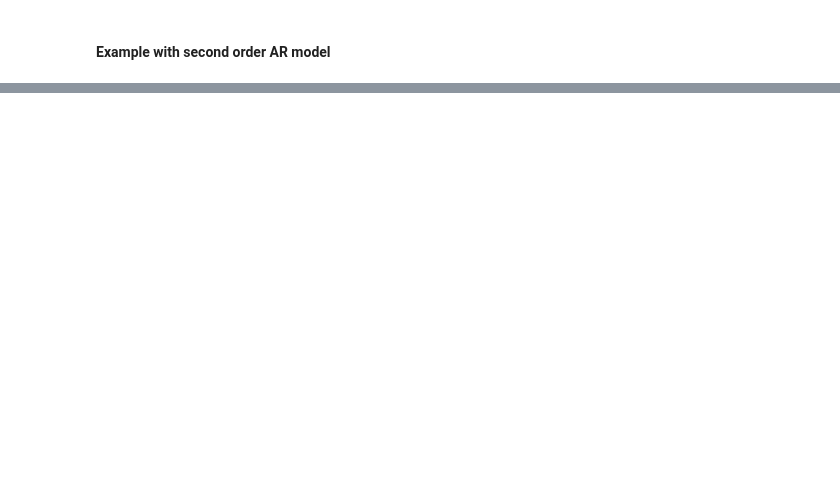
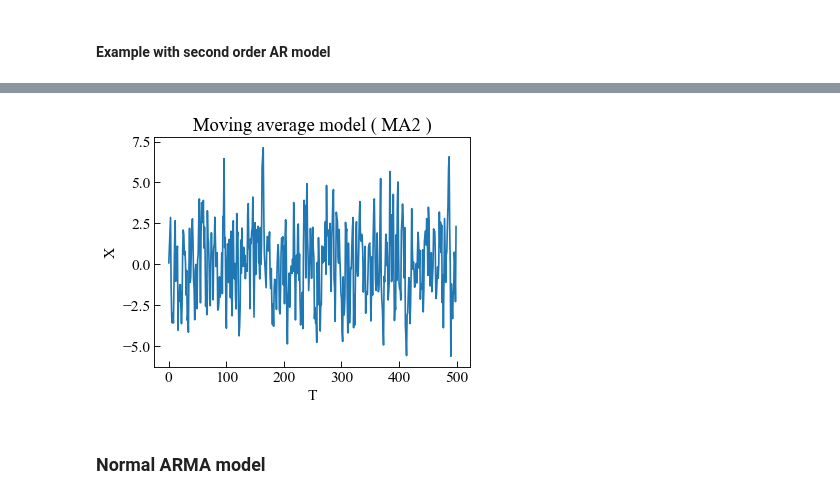
Before and after one commit to dpzhuX/ffpack, a Jupyter notebook: docs/source/load sequence generator.ipynb, the cells around one changed output, grey strips where cells are left out. Cells and saved outputs as stored; diff of their text form; code cells hidden in the pictures; blank space fills up the shorter version.

```diff
--- a/docs/source/load sequence generator.ipynb
+++ b/docs/source/load sequence generator.ipynb
@@ -185,0 +249,25 @@ plt.show()
+# %%
+# Set random seed for repeatable results
+from ffpack.config import globalConfig
+globalConfig.setSeed( 321 )
+
+c = 0
+thetas = [ 2, 4 ]
+man2ndResults = maNormal( 500, c, thetas, 0, 0.5 )
+# %%
+fig, ax = plt.subplots()
+
+ax.plot( np.array( man2ndResults ) )
+
+ax.tick_params(axis='x', direction="in", length=5)
+ax.tick_params(axis='y', direction="in", length=5)
+ax.set_ylabel( "X" )
+ax.set_xlabel( "T" )
+ax.set_title( "Moving average model ( MA2 )" )
+
+plt.tight_layout()
+plt.show()
+# %% [output]
+[figure, added]
+# %% [markdown]
+### Normal ARMA model
```
Also changed, not shown: parts of 37 cells of this notebook, 13 other files.
